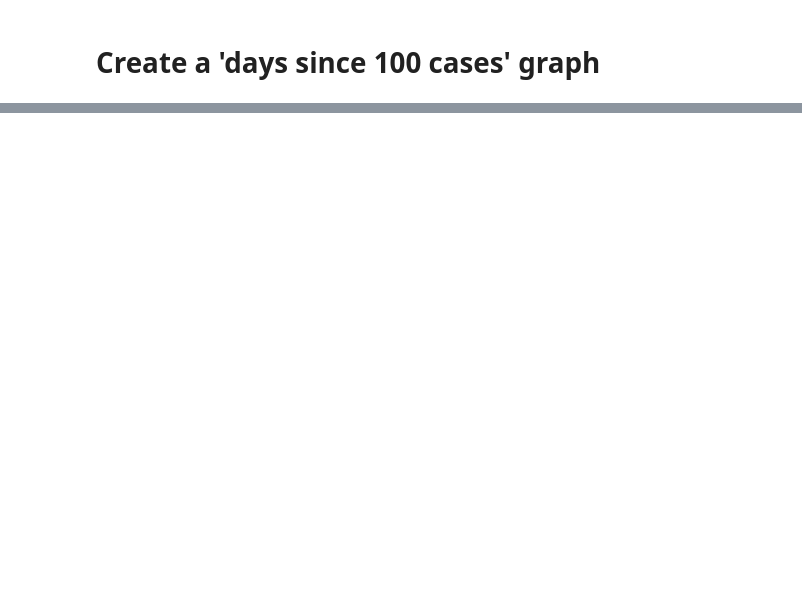
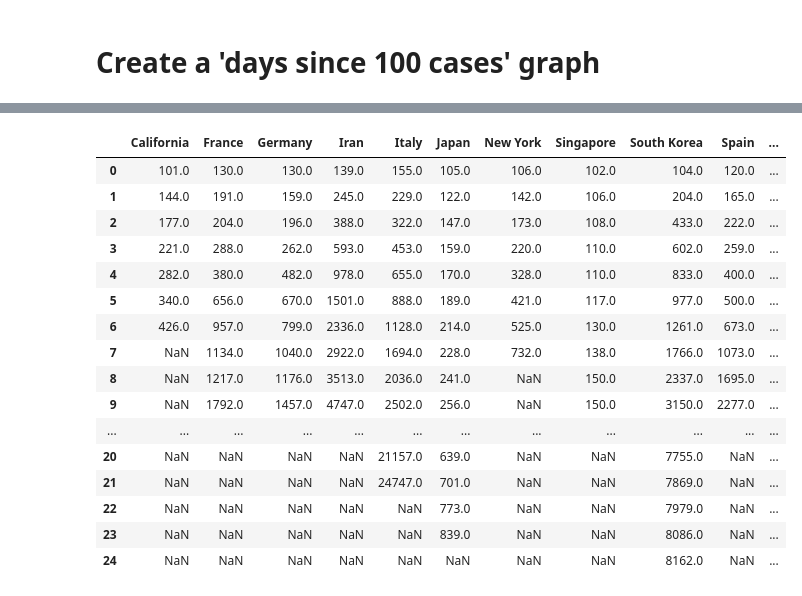
Before and after one commit to dyoung418/COVID-19, a Jupyter notebook: covid_california_analysis.ipynb, the cells around one changed output, grey strips where cells are left out. Saved outputs shown, nothing was run; the diff lists cells and outputs as text; code cells hidden in the pictures; blank space fills up the shorter version.

```diff
--- a/covid_california_analysis.ipynb
+++ b/covid_california_analysis.ipynb
@@ -124,0 +127,20 @@ Text(0, 0.5, 'Number of confirmed cases')
+# %%
+daysSince100
+# %% [output]
+|  | California | France | Germany | Iran | Italy | Japan | New York | Singapore | South Korea | Spain | ... |
+| 0 | 101.0 | 130.0 | 130.0 | 139.0 | 155.0 | 105.0 | 106.0 | 102.0 | 104.0 | 120.0 | ... |
+| 1 | 144.0 | 191.0 | 159.0 | 245.0 | 229.0 | 122.0 | 142.0 | 106.0 | 204.0 | 165.0 | ... |
+| 2 | 177.0 | 204.0 | 196.0 | 388.0 | 322.0 | 147.0 | 173.0 | 108.0 | 433.0 | 222.0 | ... |
+| 3 | 221.0 | 288.0 | 262.0 | 593.0 | 453.0 | 159.0 | 220.0 | 110.0 | 602.0 | 259.0 | ... |
+| 4 | 282.0 | 380.0 | 482.0 | 978.0 | 655.0 | 170.0 | 328.0 | 110.0 | 833.0 | 400.0 | ... |
+| 5 | 340.0 | 656.0 | 670.0 | 1501.0 | 888.0 | 189.0 | 421.0 | 117.0 | 977.0 | 500.0 | ... |
+| 6 | 426.0 | 957.0 | 799.0 | 2336.0 | 1128.0 | 214.0 | 525.0 | 130.0 | 1261.0 | 673.0 | ... |
+| 7 | NaN | 1134.0 | 1040.0 | 2922.0 | 1694.0 | 228.0 | 732.0 | 138.0 | 1766.0 | 1073.0 | ... |
+| 8 | NaN | 1217.0 | 1176.0 | 3513.0 | 2036.0 | 241.0 | NaN | 150.0 | 2337.0 | 1695.0 | ... |
+| 9 | NaN | 1792.0 | 1457.0 | 4747.0 | 2502.0 | 256.0 | NaN | 150.0 | 3150.0 | 2277.0 | ... |
+| ... | ... | ... | ... | ... | ... | ... | ... | ... | ... | ... | ... |
+| 20 | NaN | NaN | NaN | NaN | 21157.0 | 639.0 | NaN | NaN | 7755.0 | NaN | ... |
+| 21 | NaN | NaN | NaN | NaN | 24747.0 | 701.0 | NaN | NaN | 7869.0 | NaN | ... |
+| 22 | NaN | NaN | NaN | NaN | NaN | 773.0 | NaN | NaN | 7979.0 | NaN | ... |
+| 23 | NaN | NaN | NaN | NaN | NaN | 839.0 | NaN | NaN | 8086.0 | NaN | ... |
+| 24 | NaN | NaN | NaN | NaN | NaN | NaN | NaN | NaN | 8162.0 | NaN | ... |
```
Also changed, not shown: parts of 6 cells of this notebook, 1 other file.
